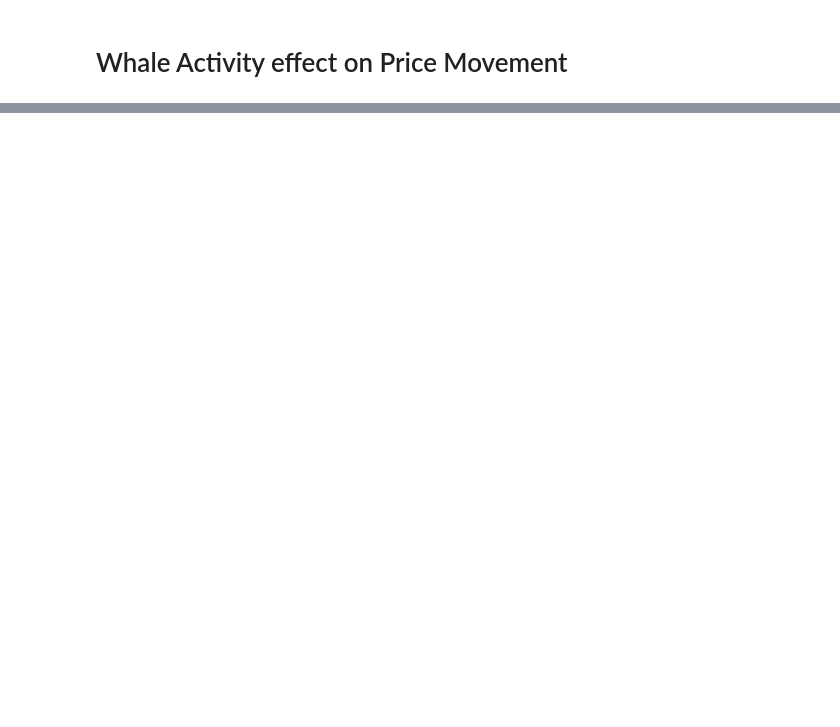
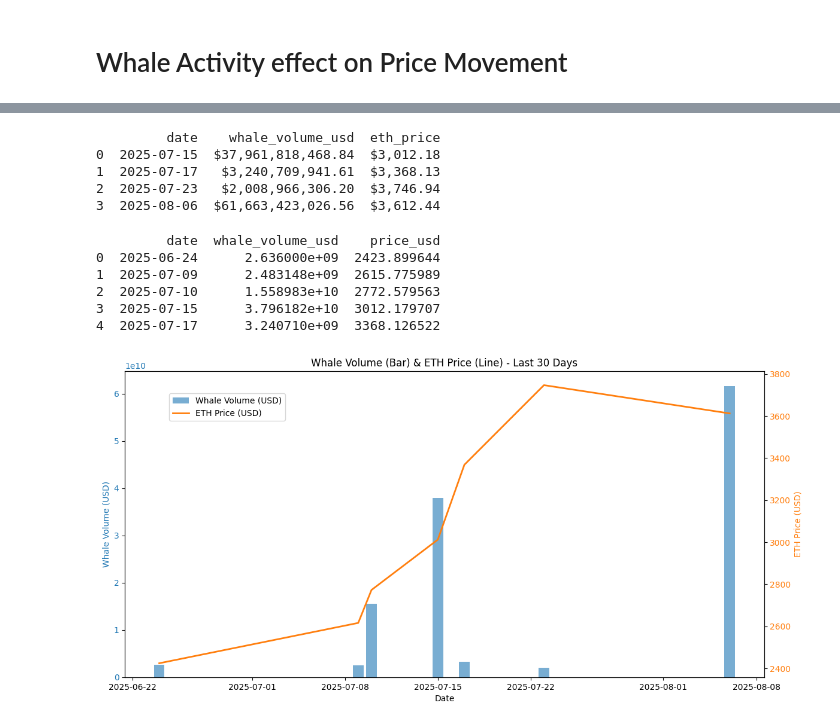
Before and after one commit to Ayodejifem/Whale_activity_effect_on_price_movement, a Jupyter notebook: Notebook/whales_activities.ipynb, the cells around one changed output, grey strips where cells are left out. Saved outputs shown, nothing was run; the diff lists cells and outputs as text; code cells hidden in the pictures; blank space fills up the shorter version.

```diff
--- a/Notebook/whales_activities.ipynb
+++ b/Notebook/whales_activities.ipynb
@@ -73,0 +105,15 @@ Exception: No execution_id in response. Check your query_id and API key.
+# %%
+import requests
+import pandas as pd
+
+# Example: Fetch Ethereum daily prices for the last 90 days
+url = "https://api.coingecko.com/api/v3/coins/ethereum/market_chart"
+params = {"vs_currency": "usd", "days": "90", "interval": "daily"}
+response = requests.get(url, params=params)
+data = response.json()
+
+# Convert to DataFrame
+price_df = pd.DataFrame(data['prices'], columns=['timestamp', 'price_usd'])
+price_df['timestamp'] = pd.to_datetime(price_df['timestamp'], unit='ms')
+price_df['date'] = price_df['timestamp'].dt.date
+daily_price_df = price_df.groupby('date')['price_usd'].mean().reset_index()
@@ -73,0 +146,17 @@ Exception: No execution_id in response. Check your query_id and API key.
+# %%
+merged = pd.merge(eth_prices, daily_whale_volume, on='date', how='inner')
+# Format columns as currency and round
+merged['whale_volume_usd'] = merged['whale_volume_usd'].round(2).map(lambda x: f"${x:,.2f}")
+merged['eth_price'] = merged['eth_price'].round(2).map(lambda x: f"${x:,.2f}")
+
+print(merged[['date', 'whale_volume_usd', 'eth_price']].head(30))  # Display first 30 rows
+# %% [output]
+         date    whale_volume_usd  eth_price
+0  2025-07-15  $37,961,818,468.84  $3,012.18
+1  2025-07-17   $3,240,709,941.61  $3,368.13
+2  2025-07-23   $2,008,966,306.20  $3,746.94
+3  2025-08-06  $61,663,423,026.56  $3,612.44
+# %%
+# Example: Convert your price data into daily format
+price_df['date'] = pd.to_datetime(price_df['timestamp']).dt.date  # Adjust column name to match your data
+daily_price_df = price_df.groupby('date')['price_usd'].mean().reset_index()  # daily average price
@@ -73,0 +165,34 @@ Exception: No execution_id in response. Check your query_id and API key.
+# %%
+# Example: merge whale volume and price movement
+merged_corr = pd.merge(
+    daily_whale_volume,  # from your aggregation
+    daily_price_df,      # your price movement data
+    on='date',
+    how='inner'
+)
+
+print(merged_corr.head())
+# %% [output]
+         date  whale_volume_usd    price_usd
+0  2025-06-24      2.636000e+09  2423.899644
+1  2025-07-09      2.483148e+09  2615.775989
+2  2025-07-10      1.558983e+10  2772.579563
+3  2025-07-15      3.796182e+10  3012.179707
+4  2025-07-17      3.240710e+09  3368.126522
+# %%
+import matplotlib.pyplot as plt
+fig, ax1 = plt.subplots(figsize=(12,6))
+ax1.bar(merged_corr['date'], merged_corr['whale_volume_usd'], color='tab:blue', alpha=0.6, label='Whale Volume (USD)')
+ax1.set_xlabel('Date')
+ax1.set_ylabel('Whale Volume (USD)', color='tab:blue')
+ax1.tick_params(axis='y', labelcolor='tab:blue')
+ax2 = ax1.twinx()
+ax2.plot(merged_corr['date'], merged_corr['price_usd'], color='tab:orange', label='ETH Price (USD)', linewidth=2)
+ax2.set_ylabel('ETH Price (USD)', color='tab:orange')
+ax2.tick_params(axis='y', labelcolor='tab:orange')
+fig.tight_layout()
+plt.title('Whale Volume (Bar) & ETH Price (Line) - Last 30 Days')
+fig.legend(loc='upper left', bbox_to_anchor=(0.1,0.9))
+plt.show()
+# %% [output]
+[figure, added]
```
Also changed, not shown: parts of 13 cells of this notebook, 2 other files.
